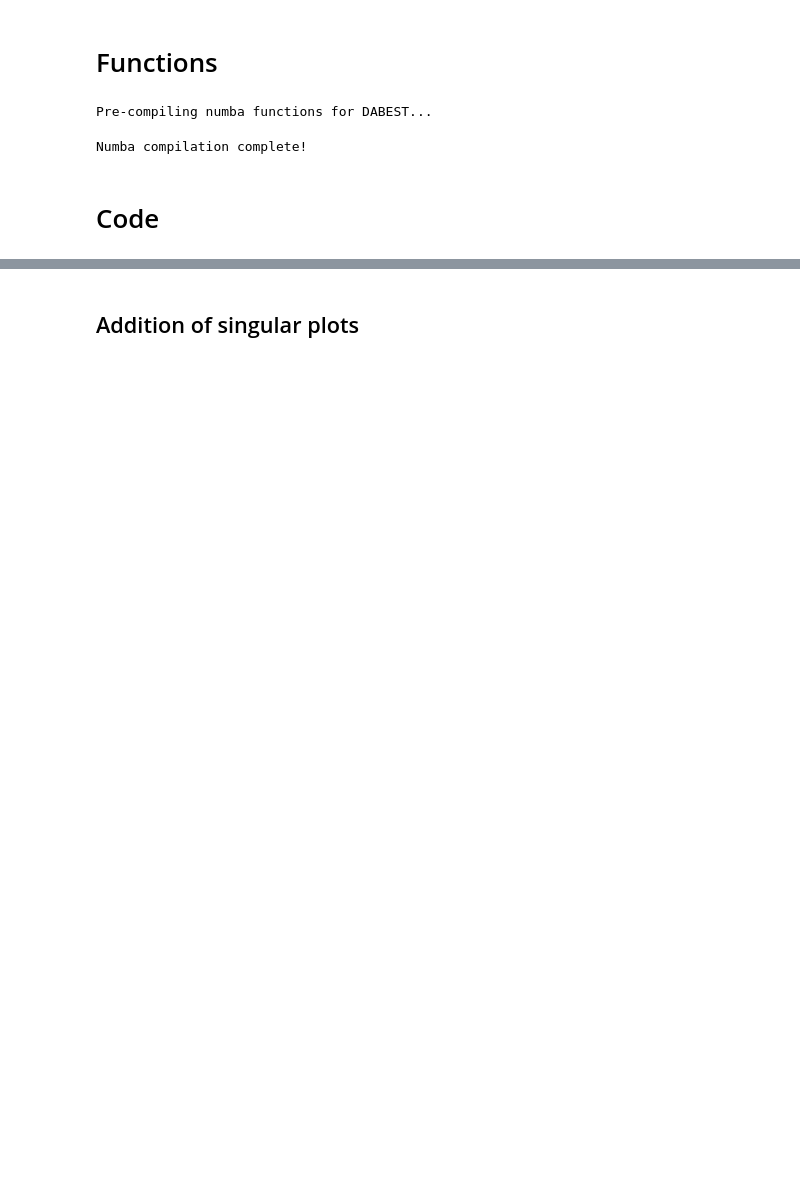
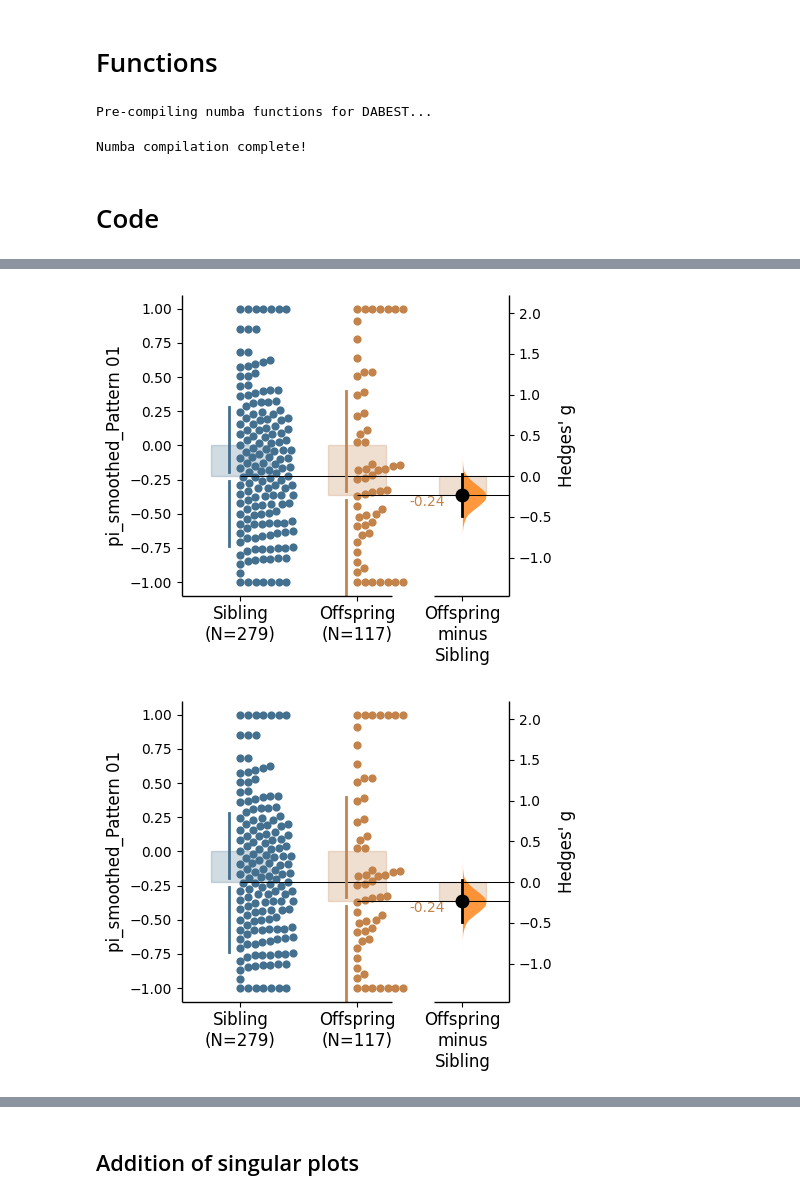
Before and after one commit to lnicole08/OSAR-Nicole-version, a Jupyter notebook: Multi and single dabest OSAR plots.ipynb, the cells around one changed output, grey strips where cells are left out. Cells and saved outputs as stored; diff of their text form; code cells hidden in the pictures; blank space fills up the shorter version.

```diff
--- a/Multi and single dabest OSAR plots.ipynb
+++ b/Multi and single dabest OSAR plots.ipynb
@@ -79,7 +78,7 @@ officecomp = "C:\\Users\\Star\\"
 labcomp = "C:\\Users\\User\\"
 computer2 = "C:\\Users\\lnico\\"
 homecomp = "D:\\"
-specifiedpath = homecomp
+specifiedpath = officecomp
 
 root = specifiedpath + "ACC Lab Dropbox\\ACC Lab\\Nicole Lee\\Data Compilation\\osar_test\\"
 # %%
@@ -98,0 +137,8 @@ dfspeed, notsortedlist, notdabestlist = chartplottingdabest(dfi, basegenotype, '
+# %%
+df1 = testables[(testables['light_intensity']=='Full')].loc[:,['MBON', 'light_intensity','status','pi_smoothed_Pattern 01']].reset_index(drop=True)
+
+dbsample = dabest.load(df1[(df1['MBON'] == "SS75200")].reset_index(drop=True), idx=("Sibling", "Offspring"),x="status", y="pi_smoothed_Pattern 01");
+dbsample.hedges_g.plot()
+# %% [output]
+[figure, added]
+[figure, added]
```
Also changed, not shown: parts of 15 cells of this notebook, 3 other files.
